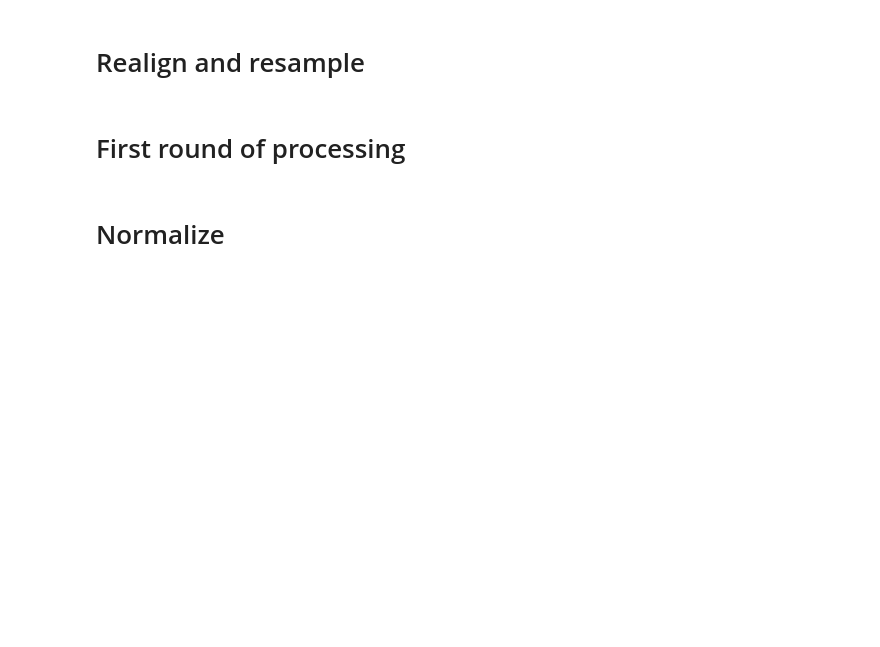
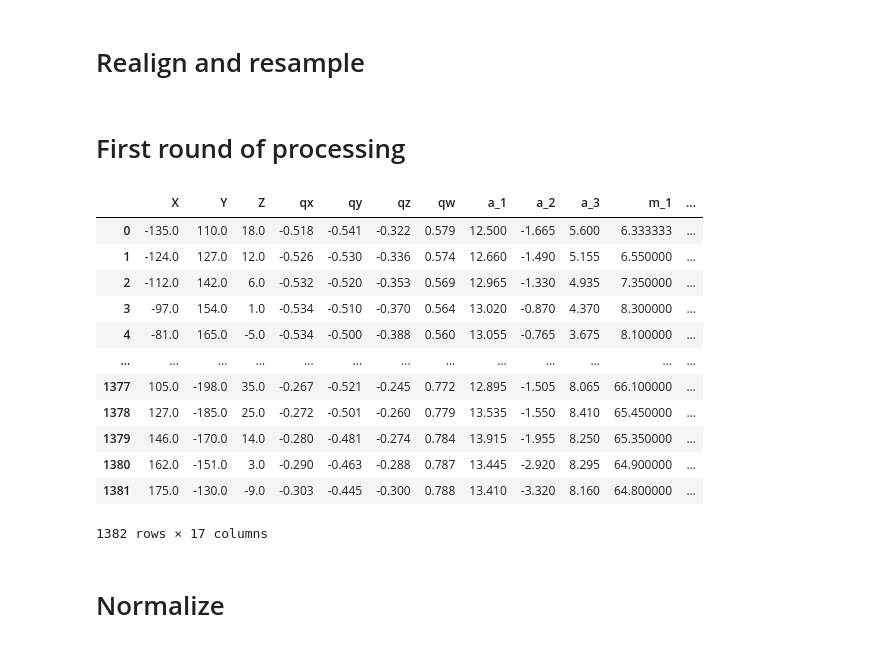
Before and after one commit to trevor-yu-087/syde770-project, a Jupyter notebook: notebooks/005.1 - combine dataframes new subjects.ipynb, the cells around one changed output. Cells and saved outputs as stored; diff of their text form; code cells hidden in the pictures; blank space fills up the shorter version.

Commit message:
add time column to processed csvs

```diff
--- a/notebooks/005.1 - combine dataframes new subjects.ipynb
+++ b/notebooks/005.1 - combine dataframes new subjects.ipynb
@@ -9,13 +9,13 @@ import itertools
 import pickle
 from scipy.spatial.transform import Rotation
 # %%
-with open("/root/data/smartwatch/subjects_2023-06-27/valid_files.txt") as f:
+with open("/media/ob1/drive1/data/smartwatch/subjects_2023-07-05/valid_files.txt") as f:
     valid_files = f.readlines()
     valid_files = [x.strip() for x in valid_files]
 # %% [markdown]
 # Get IMU start-end times
 # %%
-data_dir = "/root/data/smartwatch/subjects_2023-06-27/"
+data_dir = "/media/ob1/drive1/data/smartwatch/subjects_2023-07-05/"
 results = {}
 
 for file in valid_files:
@@ -47,8 +47,8 @@ df_start_end.to_csv("/root/data/smartwatch/analysis/imu_valid_times_2023-06-27.c
 # %% [markdown]
 ## Combine the IMU and MOCAP valid times
 # %%
-df_mocap_ts = pd.read_csv("/root/data/smartwatch/analysis/mocap_valid_times_2023-06-27.csv", names=["file", "mocap_start", "mocap_end"], header=0)
-df_imu_ts = pd.read_csv("/root/data/smartwatch/analysis/imu_valid_times_2023-06-27.csv", names=["file", "imu_start", "imu_end"], header=0)
+df_mocap_ts = pd.read_csv("/media/ob1/drive1/data/smartwatch/analysis/mocap_valid_times_2023-07-05.csv", names=["file", "mocap_start", "mocap_end"], header=0)
+df_imu_ts = pd.read_csv("/media/ob1/drive1/data/smartwatch/analysis/imu_valid_times_2023-07-05.csv", names=["file", "imu_start", "imu_end"], header=0)
 # %%
 df_ts = pd.merge(df_mocap_ts, df_imu_ts)
 # %%
@@ -276,7 +276,25 @@ for file in valid_files:
         global_counters.setdefault(col, Counter()).update(vals)
     global_counters.setdefault("num_timepoints", Counter()).update([len(vals)])
 
+    mocap_df['time'] = np.linspace(0.0, 0.02*len(mocap_df), len(mocap_df), dtype='float64')
+
     all_data[file] = mocap_df
+# %%
+all_data[valid_files[0]]
+# %% [output]
+|  | X | Y | Z | qx | qy | qz | qw | a_1 | a_2 | a_3 | m_1 | ... |
+| 0 | -135.0 | 110.0 | 18.0 | -0.518 | -0.541 | -0.322 | 0.579 | 12.500 | -1.665 | 5.600 | 6.333333 | ... |
+| 1 | -124.0 | 127.0 | 12.0 | -0.526 | -0.530 | -0.336 | 0.574 | 12.660 | -1.490 | 5.155 | 6.550000 | ... |
+| 2 | -112.0 | 142.0 | 6.0 | -0.532 | -0.520 | -0.353 | 0.569 | 12.965 | -1.330 | 4.935 | 7.350000 | ... |
+| 3 | -97.0 | 154.0 | 1.0 | -0.534 | -0.510 | -0.370 | 0.564 | 13.020 | -0.870 | 4.370 | 8.300000 | ... |
+| 4 | -81.0 | 165.0 | -5.0 | -0.534 | -0.500 | -0.388 | 0.560 | 13.055 | -0.765 | 3.675 | 8.100000 | ... |
+| ... | ... | ... | ... | ... | ... | ... | ... | ... | ... | ... | ... | ... |
+| 1377 | 105.0 | -198.0 | 35.0 | -0.267 | -0.521 | -0.245 | 0.772 | 12.895 | -1.505 | 8.065 | 66.100000 | ... |
+| 1378 | 127.0 | -185.0 | 25.0 | -0.272 | -0.501 | -0.260 | 0.779 | 13.535 | -1.550 | 8.410 | 65.450000 | ... |
+| 1379 | 146.0 | -170.0 | 14.0 | -0.280 | -0.481 | -0.274 | 0.784 | 13.915 | -1.955 | 8.250 | 65.350000 | ... |
+| 1380 | 162.0 | -151.0 | 3.0 | -0.290 | -0.463 | -0.288 | 0.787 | 13.445 | -2.920 | 8.295 | 64.900000 | ... |
+| 1381 | 175.0 | -130.0 | -9.0 | -0.303 | -0.445 | -0.300 | 0.788 | 13.410 | -3.320 | 8.160 | 64.800000 | ... |
+1382 rows × 17 columns
 # %% [markdown]
 # Normalize
 # %%
```
Also changed, not shown: parts of 2 cells of this notebook.
